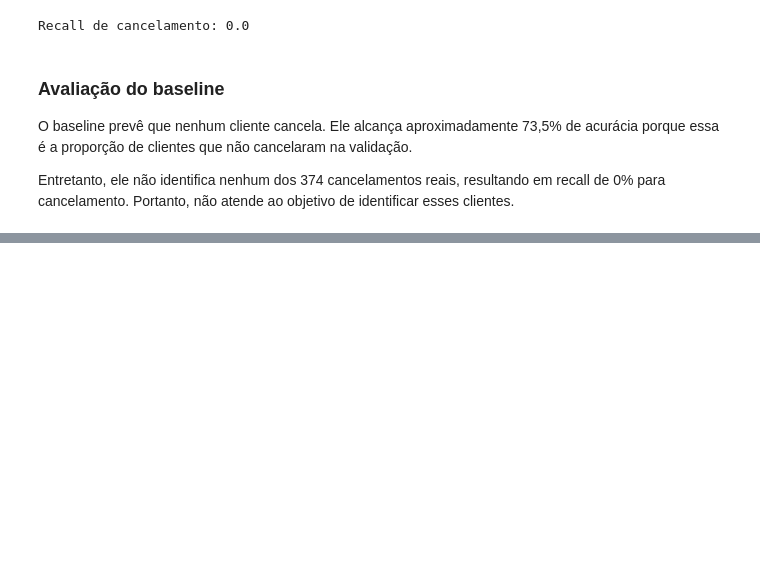
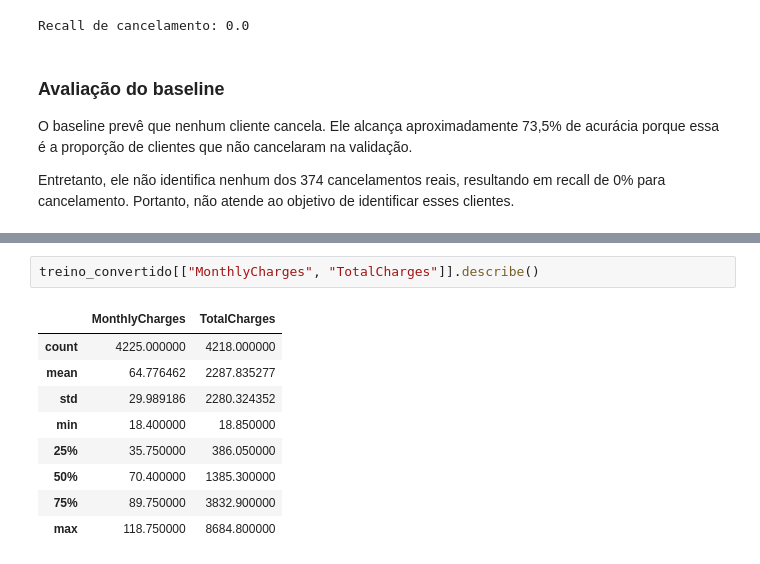
Before and after one commit to Guswrath/churn-assinaturas, a Jupyter notebook: 01_exploracao_churn.ipynb, the cells around one changed output, grey strips where cells are left out. Drawn from its saved outputs; the diff is of its cells as text; blank space fills up the shorter version.

```diff
--- a/01_exploracao_churn.ipynb
+++ b/01_exploracao_churn.ipynb
@@ -446,0 +486,12 @@ objetivo de identificar esses clientes.
+# %%
+treino_convertido[["MonthlyCharges", "TotalCharges"]].describe()
+# %% [output]
+|  | MonthlyCharges | TotalCharges |
+| count | 4225.000000 | 4218.000000 |
+| mean | 64.776462 | 2287.835277 |
+| std | 29.989186 | 2280.324352 |
+| min | 18.400000 | 18.850000 |
+| 25% | 35.750000 | 386.050000 |
+| 50% | 70.400000 | 1385.300000 |
+| 75% | 89.750000 | 3832.900000 |
+| max | 118.750000 | 8684.800000 |
```
Also changed, not shown: parts of 7 cells of this notebook.
